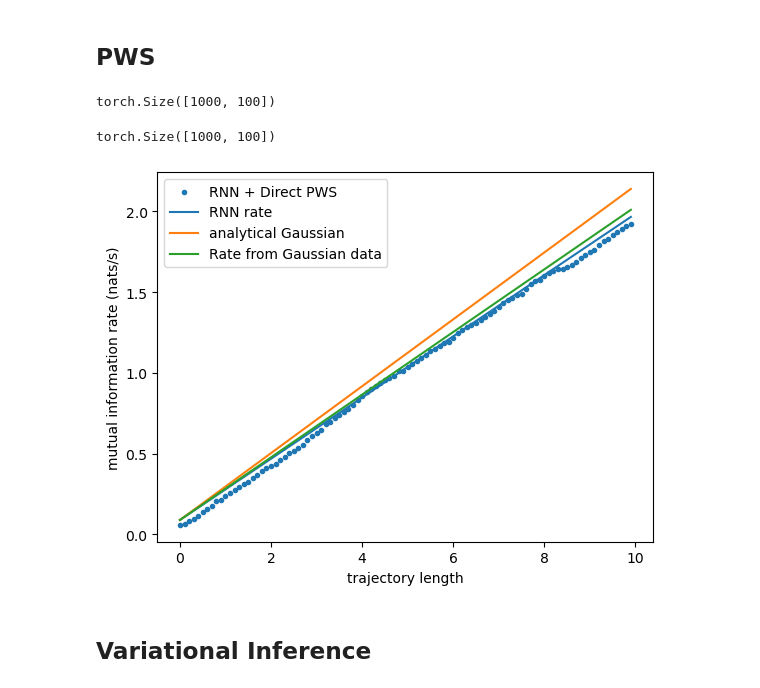
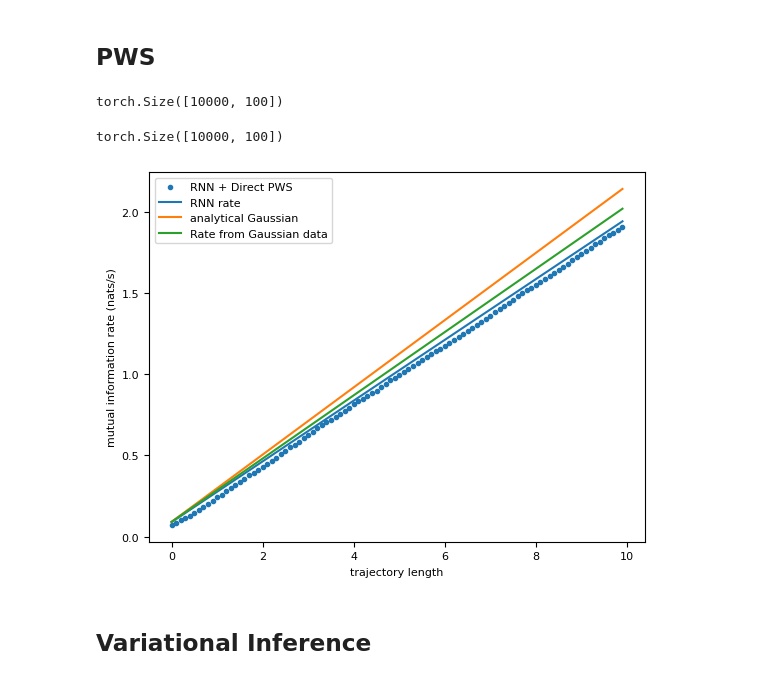
Before and after one commit to manuel-rhdt/ml-pws, a Jupyter notebook: notebooks/01_condtional-lstm.ipynb, the cells around one changed output. Drawn from its saved outputs; the diff is of its cells as text; code cells hidden in the pictures.

```diff
--- a/notebooks/01_condtional-lstm.ipynb
+++ b/notebooks/01_condtional-lstm.ipynb
@@ -98,7 +106,7 @@ plt.colorbar()
 # %%
 cov_mat = torch.tensor(cov_mat_z, device=device)
 dist = MultivariateNormal(torch.zeros(cov_mat.size(0), device=device), cov_mat)
-data = dist.sample((1_000,)).reshape((-1, 2, cov_mat.size(0) // 2))
+data = dist.sample((512,)).reshape((-1, 2, cov_mat.size(0) // 2))
 # %%
 val_data = dist.sample((10_000,)).reshape((-1, 2, cov_mat.size(0) // 2))
 # %%
@@ -249,0 +270,28 @@ plt.bar_label(b, fmt='%.4f');
+# %%
+def compute_gaussian_mi(t):
+    t = torch.tensor(t)
+    if len(t) == 0:
+        cov = np.array([[cov_ss(torch.tensor(0.0)), cov_sx(torch.tensor(0.0))], [cov_xs(torch.tensor(0.0)), cov_xx(torch.tensor(0.0))]])
+        return 0.5 * (np.sum(np.log(np.diag(cov))) - np.linalg.slogdet(cov)[1])
+    cov_mat_ss = toeplitz(cov_ss(t), cov_ss(t))
+    cov_mat_xs = toeplitz(cov_sx(t), cov_xs(t))
+    cov_mat_sx = toeplitz(cov_xs(t), cov_sx(t))
+    cov_mat_xx = toeplitz(cov_xx(t), cov_xx(t))
+
+    cov_mat_z = np.block([[cov_mat_ss, cov_mat_sx],
+                          [cov_mat_xs, cov_mat_xx]])
+
+    # Compute the Cholesky decomposition
+    cholesky_ss = np.linalg.cholesky(cov_mat_ss)
+    cholesky_xx = np.linalg.cholesky(cov_mat_xx)
+    cholesky_z = np.linalg.cholesky(cov_mat_z)
+
+    # Compute the logarithm of the diagonal elements, sum them, and multiply by 2 for the log determinant
+    logdet_ss = 2 * np.sum(np.log(np.diag(cholesky_ss)))
+    logdet_xx = 2 * np.sum(np.log(np.diag(cholesky_xx)))
+    logdet_z = 2 * np.sum(np.log(np.diag(cholesky_z)))
+
+    return 0.5 * (logdet_ss + logdet_xx - logdet_z)
+
+gaussian_mi_values = [compute_gaussian_mi(t[:i+1]) for i in range(len(t))]
+plt.plot(t, gaussian_mi_values)
@@ -476,29 +543,29 @@ def log_evidence(input, output):
 
     return accumulator - torch.log(torch.tensor(N))
 # %%
-ll = log_likelihood(data[:,0,:].to(device), data[:,1,:].to(device)).detach().cpu()
+ll = log_likelihood(val_data[:,0,:].to(device), val_data[:,1,:].to(device)).detach().cpu()
 ll.size()
 # %% [output]
-torch.Size([1000, 100])
+torch.Size([10000, 100])
 # %%
-le = log_evidence(data[:,0,:].to(device), data[:,1,:].to(device)).detach().cpu()
+le = log_evidence(val_data[:,0,:].to(device), val_data[:,1,:].to(device)).detach().cpu()
 le.size()
 # %% [output]
-torch.Size([1000, 100])
+torch.Size([10000, 100])
 # %%
 t = np.arange(0, duration, delta_t)
 plt.scatter(t, torch.mean(ll - le, dim=0), label = "RNN + Direct PWS", marker='.')
 
 rnn_rate = torch.mean(torch.diff(torch.mean(ll - le, dim=0))[10:]).numpy() / delta_t
 
 plt.plot(t, instantaneous_mi.cpu() + t * rnn_rate, label = "RNN rate")
-plt.plot(t, instantaneous_mi.cpu() + t * lamda/2 * (np.sqrt(1 + rho/lamda) - 1), label = "analytical Gaussian")
-plt.plot(t, instantaneous_mi.cpu() + t * tostevin_information_rate(data[:,0,:].cpu(), data[:,1,:].cpu()), label="Rate from Gaussian data")
+plt.plot(t, gaussian_mi_values[0] + t * lamda/2 * (np.sqrt(1 + rho/lamda) - 1), label = "analytical Gaussian")
+plt.plot(t, gaussian_mi_values, label="Rate from Gaussian data")
 plt.xlabel("trajectory length")
 plt.ylabel("mutual information rate (nats/s)")
 plt.legend();
 # %% [output]
-[figure, old version]
+[figure, new version]
 # %% [markdown]
 ## Variational Inference
 # %%
```
Also changed, not shown: parts of 20 cells of this notebook, 13 other files.
